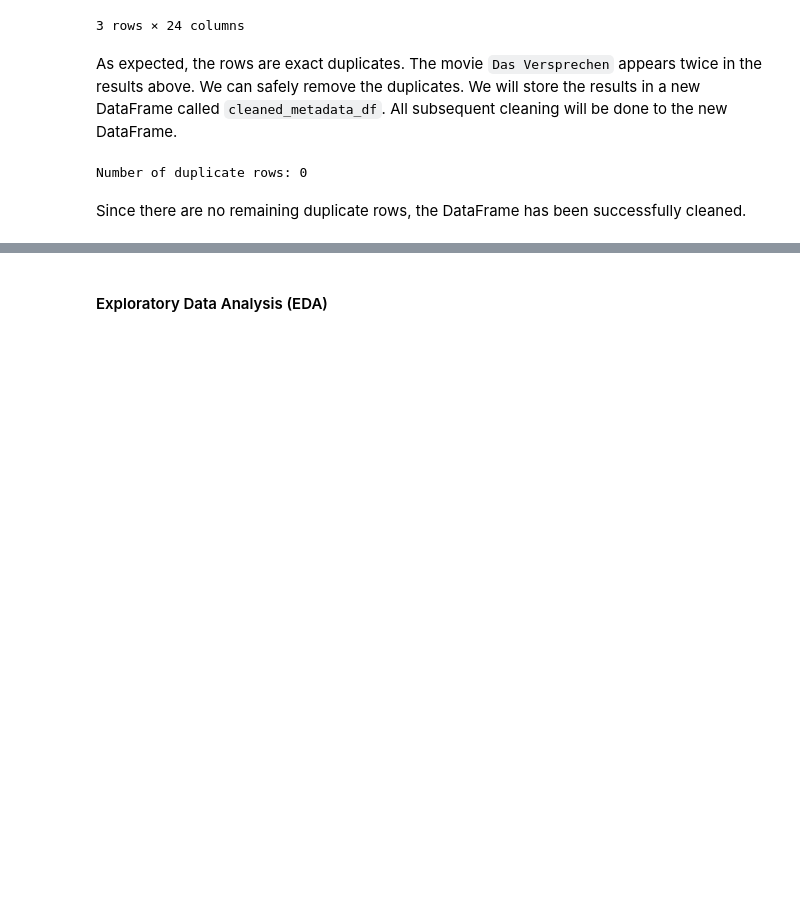
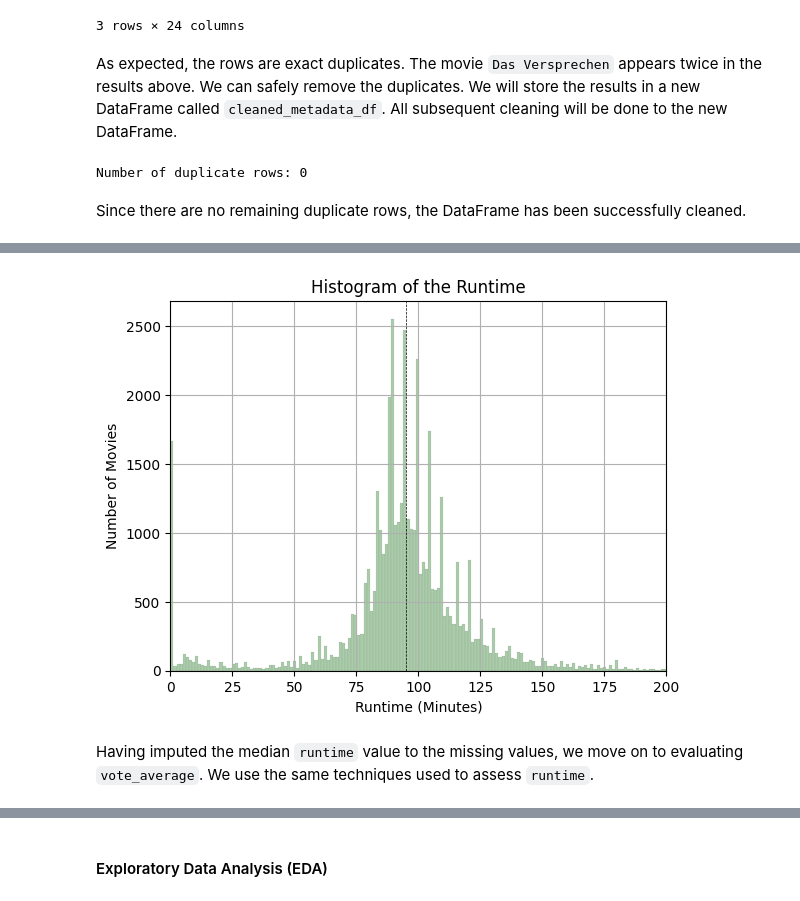
Before and after one commit to BrentMRPalmer/CSI4142-A4, a Jupyter notebook: UnsupervisedLearning.ipynb, the cells around one changed output, grey strips where cells are left out. Saved outputs shown, nothing was run; the diff lists cells and outputs as text; code cells hidden in the pictures; blank space fills up the shorter version.

```diff
--- a/UnsupervisedLearning.ipynb
+++ b/UnsupervisedLearning.ipynb
@@ -381,0 +431,26 @@ Examples of three rows where the budget value's data type is not float:
+# %%
+# Visualize the runtime distribution before imputation
+
+no_na_runtime_df = cleaned_metadata_df.dropna(subset=['runtime'])
+
+# Use Freedman-Diaconis rule to determine number of bins
+x_axis = "runtime"
+iqr = np.percentile(no_na_runtime_df[x_axis], 75) - np.percentile(no_na_runtime_df[x_axis], 25)
+bin_width = 2 * iqr / (len(no_na_runtime_df[x_axis]) ** (1/3))
+num_bins = int((no_na_runtime_df[x_axis].max() - no_na_runtime_df[x_axis].min()) / bin_width)
+
+# Create the histogram of runtime
+sns.histplot(data=no_na_runtime_df, x=x_axis, bins=num_bins, color="darkseagreen")
+
+# Label the histogram
+plt.xlabel(x_axis.title() + " (Minutes)")
+plt.ylabel('Number of Movies')
+plt.title('Histogram of the ' + x_axis.title())
+plt.grid()
+plt.axvline(no_na_runtime_df[x_axis].median(), color='k', linestyle='dashed', linewidth=0.5)
+plt.xlim(0, 200)
+
+# Display plot
+plt.show()
+# %% [output]
+[figure, added]
@@ -381,0 +463,2 @@ Examples of three rows where the budget value's data type is not float:
+# %% [markdown]
+Having imputed the median `runtime` value to the missing values, we move on to evaluating `vote_average`. We use the same techniques used to assess `runtime`.
```
Also changed, not shown: parts of 68 cells of this notebook, 1 other file.
